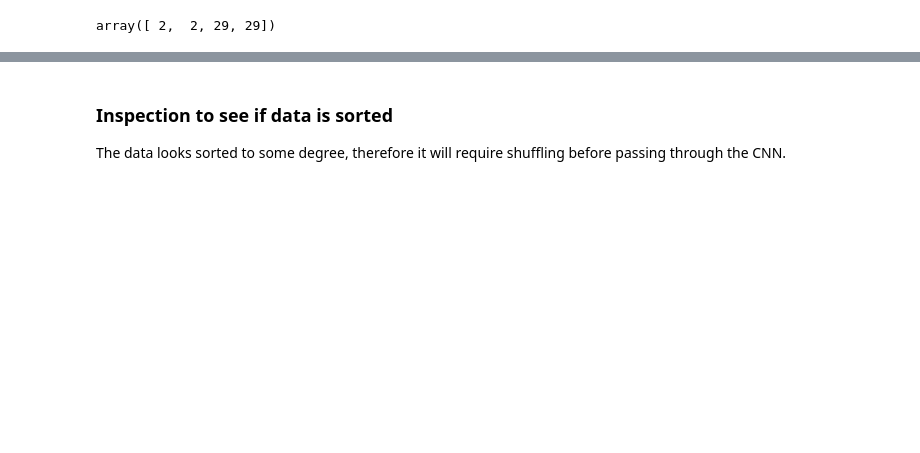
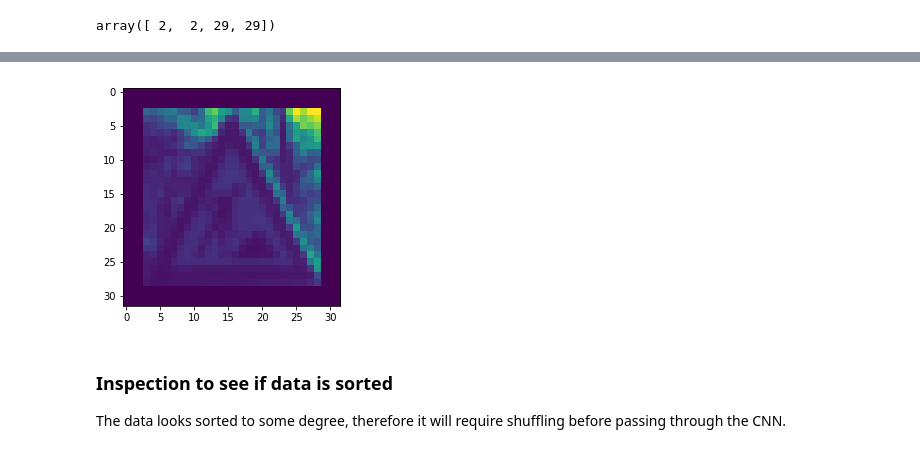
Before and after one commit to adriantorrie/udacity_sdcnd_project_2_traffic_sign_classifier, a Jupyter notebook: Traffic_Sign_Classifier.ipynb, the cells around one changed output, grey strips where cells are left out. Saved outputs shown, nothing was run; the diff lists cells and outputs as text; code cells hidden in the pictures; blank space fills up the shorter version.

```diff
--- a/Traffic_Sign_Classifier.ipynb
+++ b/Traffic_Sign_Classifier.ipynb
@@ -224,0 +245,10 @@ plt.show()
+# %%
+y_channel, _, _ = cv2.split(cv2.cvtColor(img, cv2.COLOR_RGB2YUV))
+mask = np.zeros_like(y_channel)
+cv2.fillPoly(mask, vertices, ignore_mask_color)
+masked_img = cv2.bitwise_and(y_channel, mask)
+
+plt.imshow(masked_img)
+plt.show()
+# %% [output]
+[figure, added]
```
Also changed, not shown: parts of 51 cells of this notebook, 3 other files.
